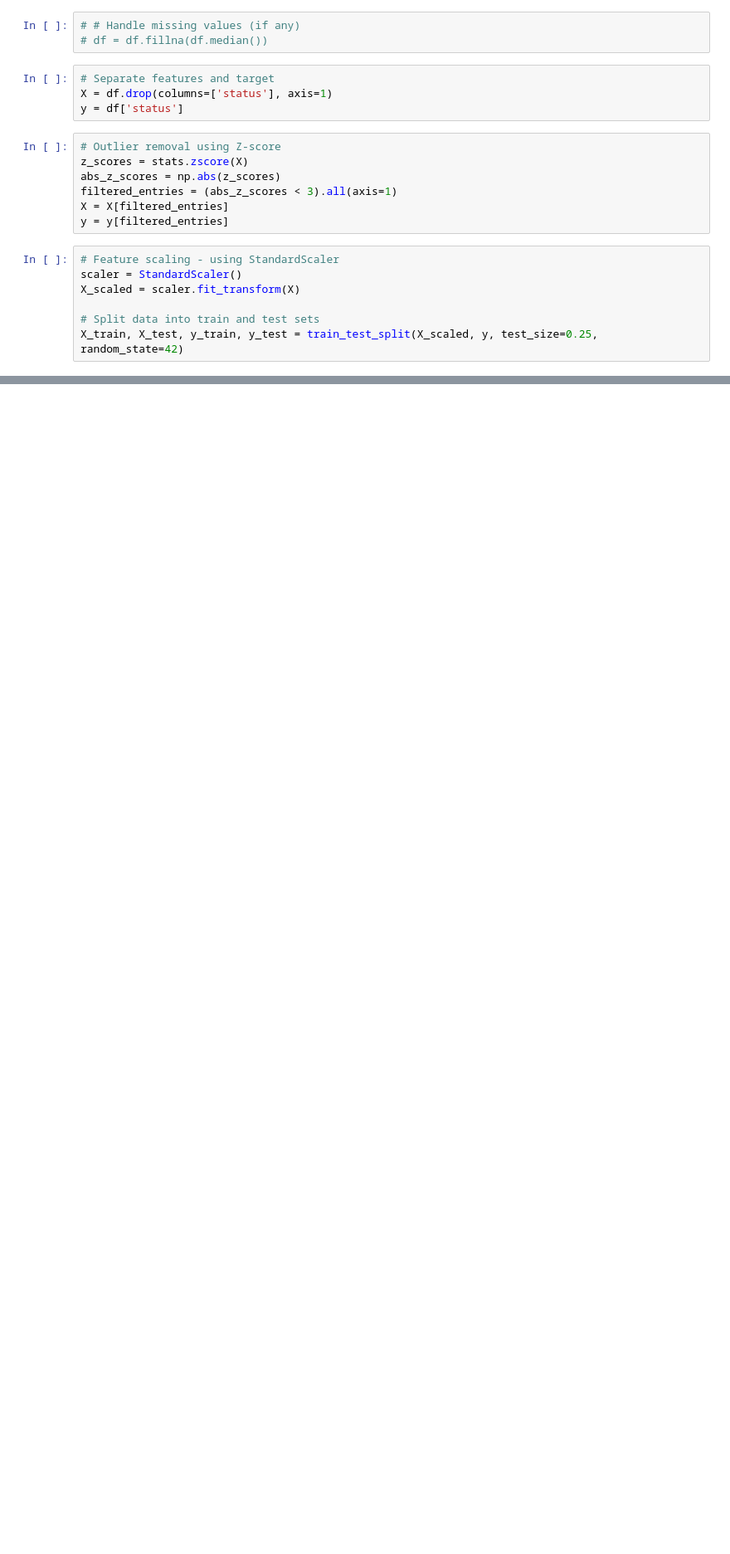
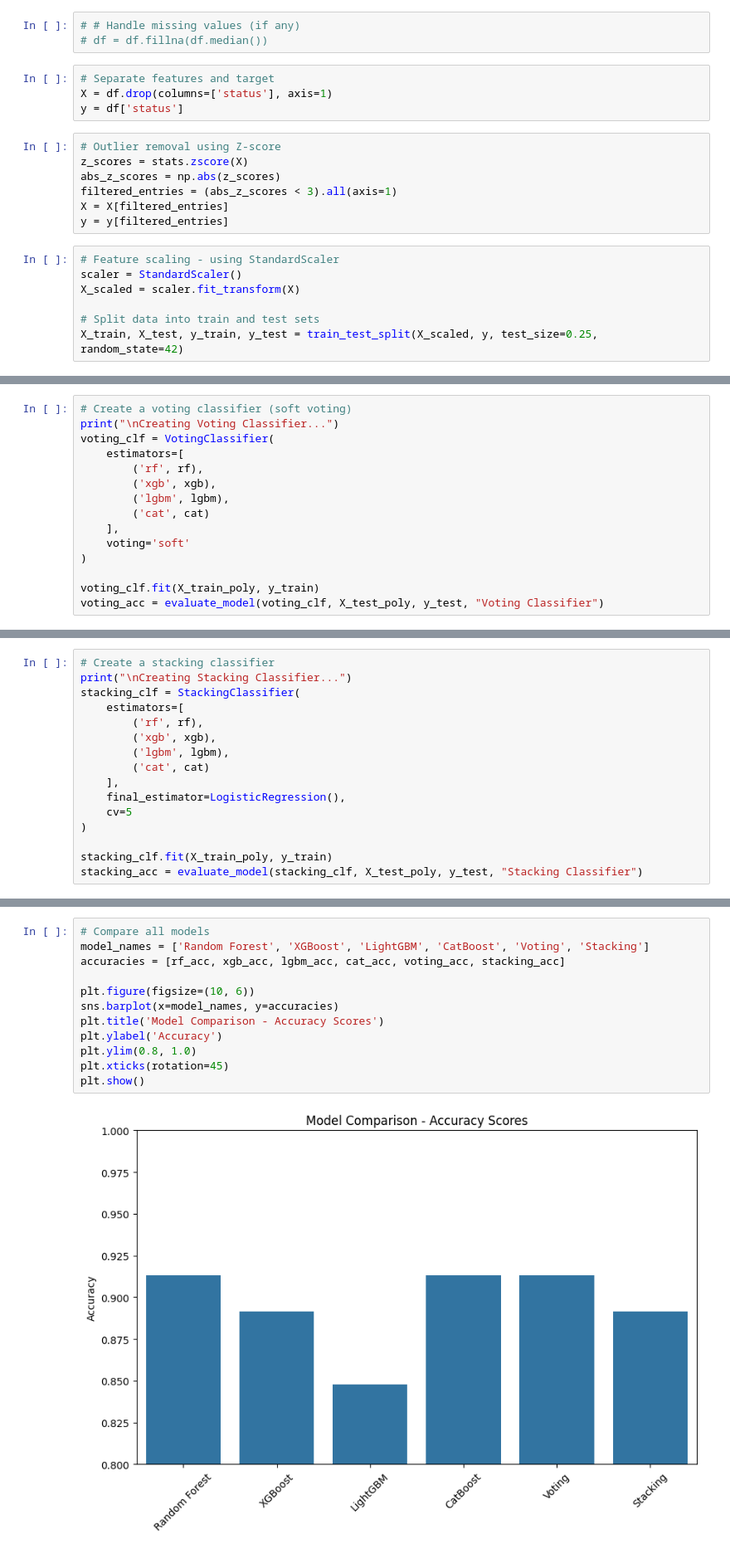
Before and after one commit to siamrana2321/Parkinsons_Disease_Prediction, a Jupyter notebook: parkinsons.ipynb, the cells around one changed output, grey strips where cells are left out. Shown: that part at 83% size. Drawn from its saved outputs; the diff is of its cells as text; blank space fills up the shorter version.

Commit message:
Models

```diff
--- a/parkinsons.ipynb
+++ b/parkinsons.ipynb
@@ -115,0 +247,15 @@ X_train, X_test, y_train, y_test = train_test_split(X_scaled, y, test_size=0.25,
+# %%
+# Create a voting classifier (soft voting)
+print("\nCreating Voting Classifier...")
+voting_clf = VotingClassifier(
+    estimators=[
+        ('rf', rf),
+        ('xgb', xgb),
+        ('lgbm', lgbm),
+        ('cat', cat)
+    ],
+    voting='soft'
+)
+
+voting_clf.fit(X_train_poly, y_train)
+voting_acc = evaluate_model(voting_clf, X_test_poly, y_test, "Voting Classifier")
@@ -115,0 +280,16 @@ X_train, X_test, y_train, y_test = train_test_split(X_scaled, y, test_size=0.25,
+# %%
+# Create a stacking classifier
+print("\nCreating Stacking Classifier...")
+stacking_clf = StackingClassifier(
+    estimators=[
+        ('rf', rf),
+        ('xgb', xgb),
+        ('lgbm', lgbm),
+        ('cat', cat)
+    ],
+    final_estimator=LogisticRegression(),
+    cv=5
+)
+
+stacking_clf.fit(X_train_poly, y_train)
+stacking_acc = evaluate_model(stacking_clf, X_test_poly, y_test, "Stacking Classifier")
@@ -115,0 +314,14 @@ X_train, X_test, y_train, y_test = train_test_split(X_scaled, y, test_size=0.25,
+# %%
+# Compare all models
+model_names = ['Random Forest', 'XGBoost', 'LightGBM', 'CatBoost', 'Voting', 'Stacking']
+accuracies = [rf_acc, xgb_acc, lgbm_acc, cat_acc, voting_acc, stacking_acc]
+
+plt.figure(figsize=(10, 6))
+sns.barplot(x=model_names, y=accuracies)
+plt.title('Model Comparison - Accuracy Scores')
+plt.ylabel('Accuracy')
+plt.ylim(0.8, 1.0)
+plt.xticks(rotation=45)
+plt.show()
+# %% [output]
+[figure, added]
```
Also changed, not shown: parts of 14 cells of this notebook.
